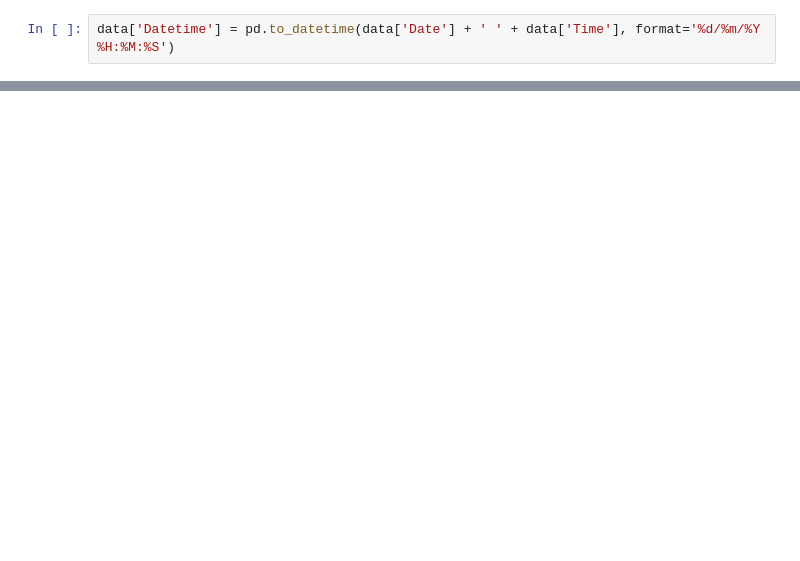
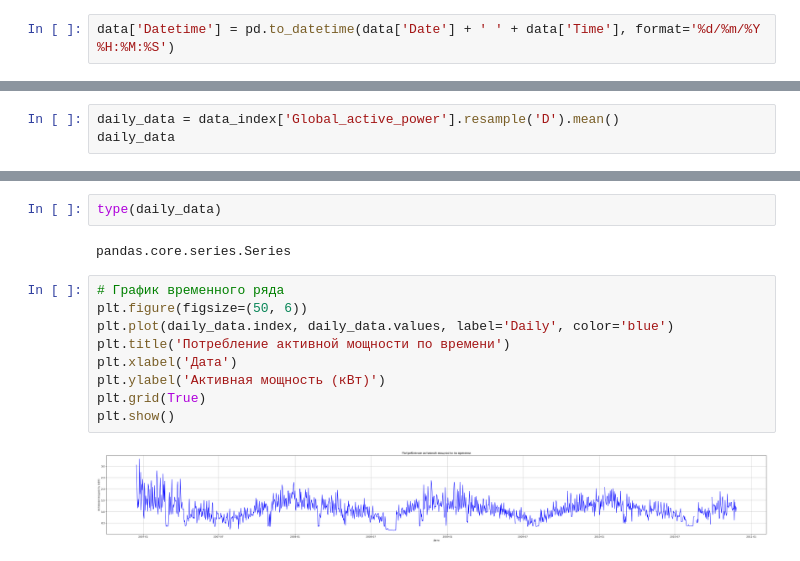
Before and after one commit to zyf2021/Forecasting-electricity-consumption, a Jupyter notebook: forecasting-electricity-consumption.ipynb, the cells around one changed output, grey strips where cells are left out. Cells and saved outputs as stored; diff of their text form; blank space fills up the shorter version.

```diff
--- a/forecasting-electricity-consumption.ipynb
+++ b/forecasting-electricity-consumption.ipynb
@@ -140,0 +179,3 @@ plt.show()
+# %%
+daily_data = data_index['Global_active_power'].resample('D').mean()
+daily_data
@@ -140,0 +196,15 @@ plt.show()
+# %%
+type(daily_data)
+# %% [output]
+pandas.core.series.Series
+# %%
+# График временного ряда
+plt.figure(figsize=(50, 6))
+plt.plot(daily_data.index, daily_data.values, label='Daily', color='blue')
+plt.title('Потребление активной мощности по времени')
+plt.xlabel('Дата')
+plt.ylabel('Активная мощность (кВт)')
+plt.grid(True)
+plt.show()
+# %% [output]
+[figure, added]
```
Also changed, not shown: parts of 31 cells of this notebook.
